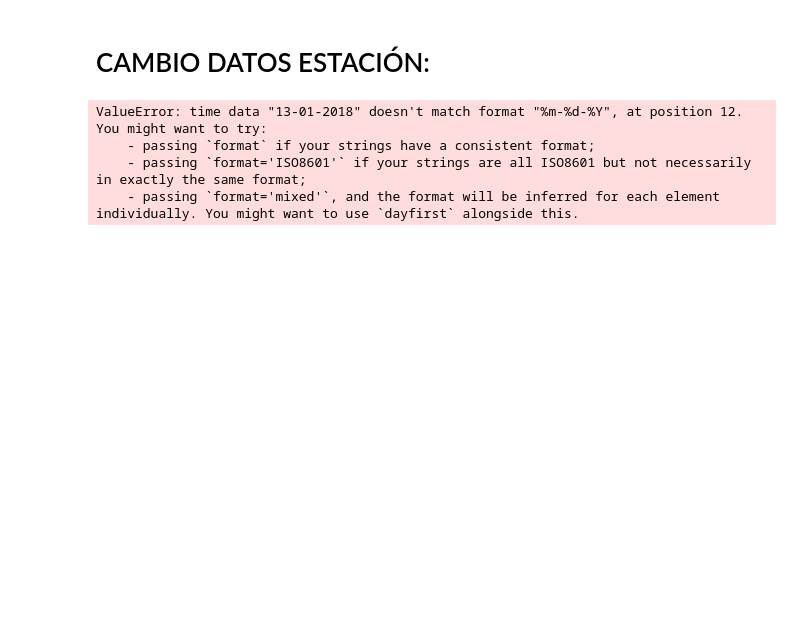
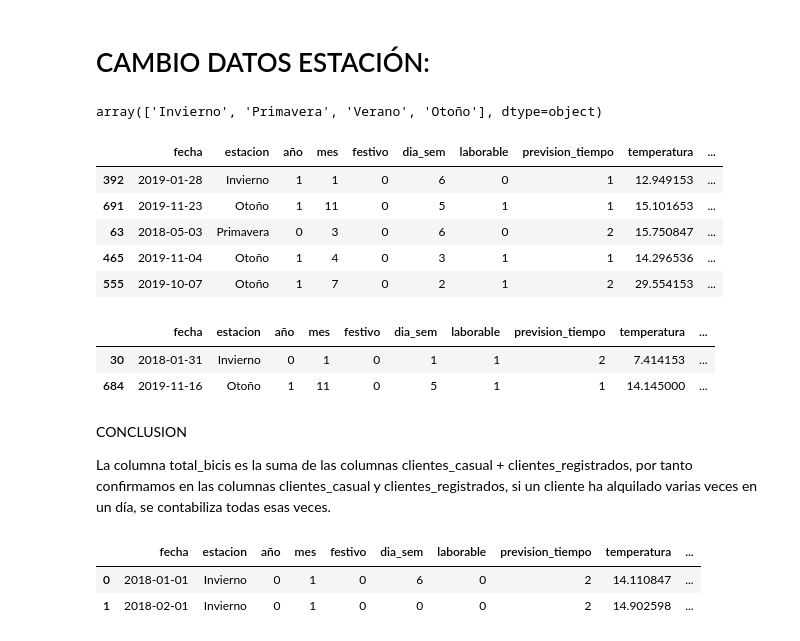
Before and after one commit to LourdesBoj/promoE-modulo3-proyecto-equipo3-Andrea-Catalina-Lourdes-AnaLopez, a Jupyter notebook: EDA.ipynb, the cells around one changed output. Drawn from its saved outputs; the diff is of its cells as text; code cells hidden in the pictures; blank space fills up the shorter version.

```diff
--- a/EDA.ipynb
+++ b/EDA.ipynb
@@ -115,7 +127,2 @@ df["fecha"] = df["fecha"].astype("datetime64", errors ="ignore")
 # %%
-df['fecha'] = df['fecha'].astype('datetime64[ns]')
+df['estacion'] = df['fecha'].apply(cambio_estacion)
-# %% [output]
-ValueError: time data "13-01-2018" doesn't match format "%m-%d-%Y", at position 12. You might want to try:
-    - passing `format` if your strings have a consistent format;
-    - passing `format='ISO8601'` if your strings are all ISO8601 but not necessarily in exactly the same format;
-    - passing `format='mixed'`, and the format will be inferred for each element individually. You might want to use `dayfirst` alongside this.
@@ -123,0 +129,13 @@ df['fecha']= pd.to_datetime(df['fecha'], format = "%d-%m-%Y")
+# %%
+df['estacion'].unique()
+# %% [output]
+array(['Invierno', 'Primavera', 'Verano', 'Otoño'], dtype=object)
+# %%
+df.sample(5)
+# %% [output]
+|  | fecha | estacion | año | mes | festivo | dia_sem | laborable | prevision_tiempo | temperatura | ... |
+| 392 | 2019-01-28 | Invierno | 1 | 1 | 0 | 6 | 0 | 1 | 12.949153 | ... |
+| 691 | 2019-11-23 | Otoño | 1 | 11 | 0 | 5 | 1 | 1 | 15.101653 | ... |
+| 63 | 2018-05-03 | Primavera | 0 | 3 | 0 | 6 | 0 | 2 | 15.750847 | ... |
+| 465 | 2019-11-04 | Otoño | 1 | 4 | 0 | 3 | 1 | 1 | 14.296536 | ... |
+| 555 | 2019-10-07 | Otoño | 1 | 7 | 0 | 2 | 1 | 2 | 29.554153 | ... |
@@ -123,0 +146,10 @@ df['fecha']= pd.to_datetime(df['fecha'], format = "%d-%m-%Y")
+# %%
+df.sample(2)
+# %% [output]
+|  | fecha | estacion | año | mes | festivo | dia_sem | laborable | prevision_tiempo | temperatura | ... |
+| 30 | 2018-01-31 | Invierno | 0 | 1 | 0 | 1 | 1 | 2 | 7.414153 | ... |
+| 684 | 2019-11-16 | Otoño | 1 | 11 | 0 | 5 | 1 | 1 | 14.145000 | ... |
+# %% [markdown]
+CONCLUSION
+
+La columna total_bicis es la suma de las columnas clientes_casual + clientes_registrados, por tanto confirmamos en las columnas clientes_casual y clientes_registrados, si un cliente ha alquilado varias veces en un día, se contabiliza todas esas veces.
@@ -124,3 +160,16 @@ df['fecha']= pd.to_datetime(df['fecha'], format = "%d-%m-%Y")
+# %%
+#Cambiamos los nombres de las columnas para que se entienda mejor
+diccionario2 = {
+    "clientes_casual": "alquiler_casual",
+    "clientes_registrados": "alquiler_registrado",
+    "total_bicis": "total_alquileres"}
+
+df.rename(columns = diccionario2, inplace =True)
+df.head(2)
+# %% [output]
+|  | fecha | estacion | año | mes | festivo | dia_sem | laborable | prevision_tiempo | temperatura | ... |
+| 0 | 2018-01-01 | Invierno | 0 | 1 | 0 | 6 | 0 | 2 | 14.110847 | ... |
+| 1 | 2018-02-01 | Invierno | 0 | 1 | 0 | 0 | 0 | 2 | 14.902598 | ... |
 # %%
 df.dtypes
 # %% [output]
```
Also changed, not shown: parts of 17 cells of this notebook, 1 other file.
